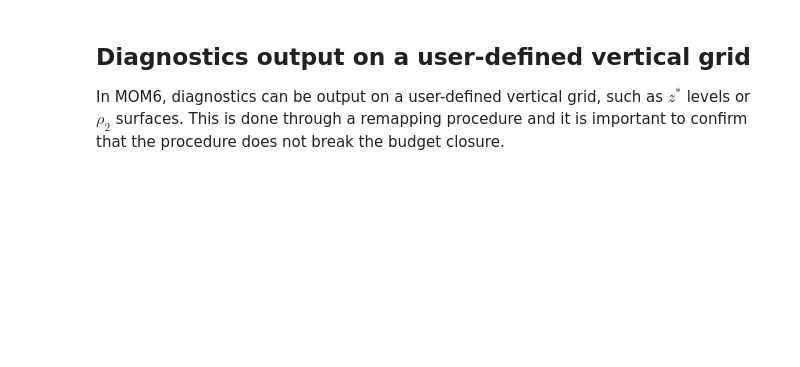
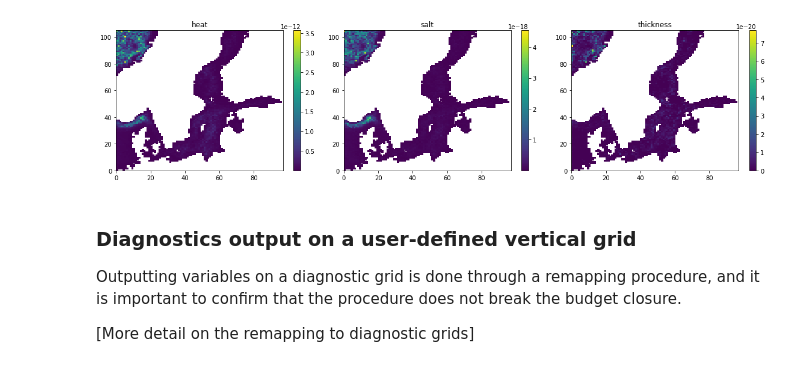
Before and after one commit to gmacgilchrist/wmt_bgc, a Jupyter notebook: notebooks/tutorial_budgetclosure.ipynb, the cells around one changed output. Saved outputs shown, nothing was run; the diff lists cells and outputs as text; code cells hidden in the pictures; blank space fills up the shorter version.

```diff
--- a/notebooks/tutorial_budgetclosure.ipynb
+++ b/notebooks/tutorial_budgetclosure.ipynb
@@ -132,3 +168,18 @@ fig,ax = plt.subplots(figsize=)
+# %%
+# Calculate the RMSE
+rmse = xr.ufuncs.sqrt(xr.ufuncs.square(lhs[grid]-rhs[grid]).mean('zl')).squeeze()
+fig,ax = plt.subplots(figsize=(16,4),ncols=3)
+count=0
+for key in terms.keys():
+    im = ax[count].pcolormesh(rmse[key])
+    plt.colorbar(im,ax=ax[count])
+    ax[count].set_title(key)
+    count+=1
+plt.tight_layout()
+# %% [output]
+[figure, added]
 # %% [markdown]
-## Diagnostics output on a user-defined vertical grid
-In MOM6, diagnostics can be output on a user-defined vertical grid, such as $z^*$ levels or $\rho_2$ surfaces. This is done through a remapping procedure and it is important to confirm that the procedure does not break the budget closure.
+### Diagnostics output on a user-defined vertical grid
+Outputting variables on a diagnostic grid is done through a remapping procedure, and it is important to confirm that the procedure does not break the budget closure.
+
+[More detail on the remapping to diagnostic grids]
```
Also changed, not shown: parts of 20 cells of this notebook, 1 other file.
